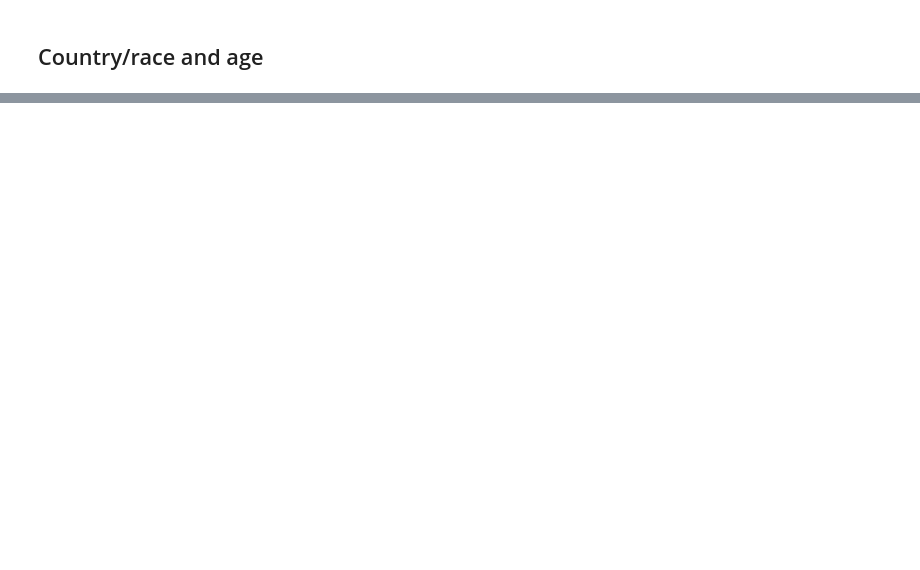
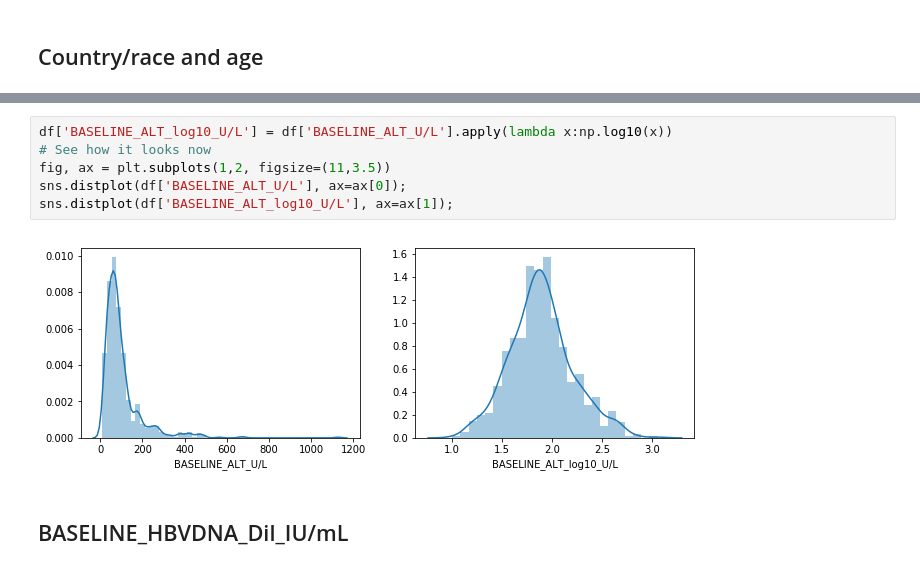
Before and after one commit to matthiaszeller/HBV, a Jupyter notebook: Clinical data.ipynb, the cells around one changed output, grey strips where cells are left out. Cells and saved outputs as stored; diff of their text form; blank space fills up the shorter version.

```diff
--- a/Clinical data.ipynb
+++ b/Clinical data.ipynb
@@ -228,0 +309,10 @@ plt.xticks(rotation=45);
+# %%
+df['BASELINE_ALT_log10_U/L'] = df['BASELINE_ALT_U/L'].apply(lambda x:np.log10(x))
+# See how it looks now
+fig, ax = plt.subplots(1,2, figsize=(11,3.5))
+sns.distplot(df['BASELINE_ALT_U/L'], ax=ax[0]);
+sns.distplot(df['BASELINE_ALT_log10_U/L'], ax=ax[1]);
+# %% [output]
+[figure, added]
+# %% [markdown]
+## BASELINE_HBVDNA_Dil_IU/mL
```
Also changed, not shown: parts of 20 cells of this notebook.
